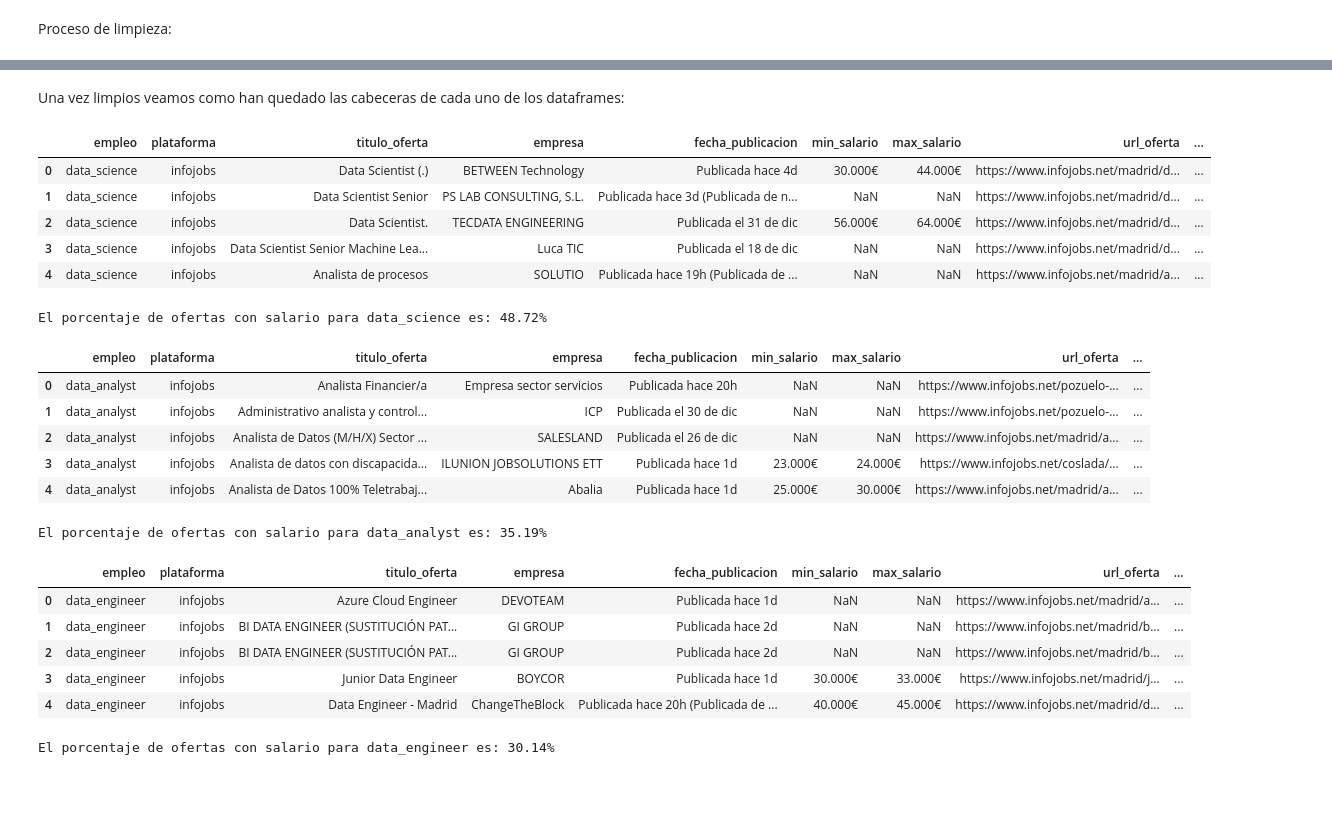
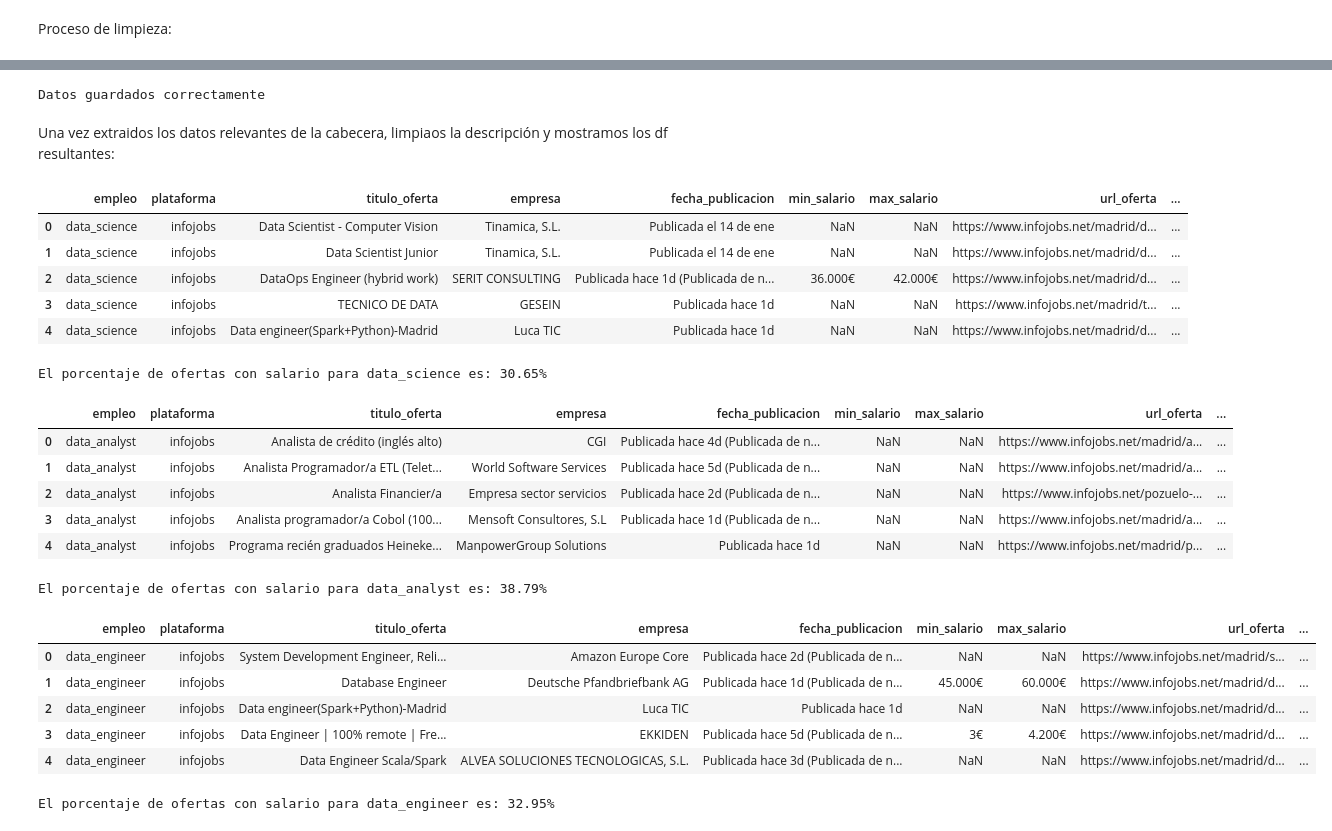
Before and after one commit to elenacano/empleatech, a Jupyter notebook: scraping_infojobs/limpieza_datos.ipynb, the cells around one changed output, grey strips where cells are left out. Cells and saved outputs as stored; diff of their text form; code cells hidden in the pictures; blank space fills up the shorter version.

Commit message:
limpieza descripciones infojobs

```diff
--- a/scraping_infojobs/limpieza_datos.ipynb
+++ b/scraping_infojobs/limpieza_datos.ipynb
@@ -55,33 +15,30 @@ Datos guardados correctamente
-# %% [markdown]
-Una vez limpios veamos como han quedado las cabeceras de cada uno de los dataframes:
-# %%
-empleos = ["data_science", "data_analyst", "data_engineer"]
-
-for empleo in empleos:
-    df = pd.read_csv(f"datos_limpios/infojobs_{empleo}.csv", index_col=0)
-    display(df.head())
-
-    porcentaje = round(df[df["min_salario"].notna()].shape[0]*100/df.shape[0],2)
-    print(f'El porcentaje de ofertas con salario para {empleo} es: {porcentaje}%\n')
-# %% [output]
-|  | empleo | plataforma | titulo_oferta | empresa | fecha_publicacion | min_salario | max_salario | url_oferta | ... |
-| 0 | data_science | infojobs | Data Scientist (.) | BETWEEN Technology | Publicada hace 4d | 30.000€ | 44.000€ | https://www.infojobs.net/madrid/d... | ... |
-| 1 | data_science | infojobs | Data Scientist Senior | PS LAB CONSULTING, S.L. | Publicada hace 3d (Publicada de n... | NaN | NaN | https://www.infojobs.net/madrid/d... | ... |
-| 2 | data_science | infojobs | Data Scientist. | TECDATA ENGINEERING | Publicada el 31 de dic | 56.000€ | 64.000€ | https://www.infojobs.net/madrid/d... | ... |
-| 3 | data_science | infojobs | Data Scientist Senior Machine Lea... | Luca TIC | Publicada el 18 de dic | NaN | NaN | https://www.infojobs.net/madrid/d... | ... |
-| 4 | data_science | infojobs | Analista de procesos | SOLUTIO | Publicada hace 19h (Publicada de ... | NaN | NaN | https://www.infojobs.net/madrid/a... | ... |
-El porcentaje de ofertas con salario para data_science es: 48.72%
-|  | empleo | plataforma | titulo_oferta | empresa | fecha_publicacion | min_salario | max_salario | url_oferta | ... |
-| 0 | data_analyst | infojobs | Analista Financier/a | Empresa sector servicios | Publicada hace 20h | NaN | NaN | https://www.infojobs.net/pozuelo-... | ... |
-| 1 | data_analyst | infojobs | Administrativo analista y control... | ICP | Publicada el 30 de dic | NaN | NaN | https://www.infojobs.net/pozuelo-... | ... |
-| 2 | data_analyst | infojobs | Analista de Datos (M/H/X) Sector ... | SALESLAND | Publicada el 26 de dic | NaN | NaN | https://www.infojobs.net/madrid/a... | ... |
-| 3 | data_analyst | infojobs | Analista de datos con discapacida... | ILUNION JOBSOLUTIONS ETT | Publicada hace 1d | 23.000€ | 24.000€ | https://www.infojobs.net/coslada/... | ... |
-| 4 | data_analyst | infojobs | Analista de Datos 100% Teletrabaj... | Abalia | Publicada hace 1d | 25.000€ | 30.000€ | https://www.infojobs.net/madrid/a... | ... |
-El porcentaje de ofertas con salario para data_analyst es: 35.19%
-|  | empleo | plataforma | titulo_oferta | empresa | fecha_publicacion | min_salario | max_salario | url_oferta | ... |
-| 0 | data_engineer | infojobs | Azure Cloud Engineer | DEVOTEAM | Publicada hace 1d | NaN | NaN | https://www.infojobs.net/madrid/a... | ... |
-| 1 | data_engineer | infojobs | BI DATA ENGINEER (SUSTITUCIÓN PAT... | GI GROUP | Publicada hace 2d | NaN | NaN | https://www.infojobs.net/madrid/b... | ... |
-| 2 | data_engineer | infojobs | BI DATA ENGINEER (SUSTITUCIÓN PAT... | GI GROUP | Publicada hace 2d | NaN | NaN | https://www.infojobs.net/madrid/b... | ... |
-| 3 | data_engineer | infojobs | Junior Data Engineer | BOYCOR | Publicada hace 1d | 30.000€ | 33.000€ | https://www.infojobs.net/madrid/j... | ... |
-| 4 | data_engineer | infojobs | Data Engineer - Madrid | ChangeTheBlock | Publicada hace 20h (Publicada de ... | 40.000€ | 45.000€ | https://www.infojobs.net/madrid/d... | ... |
-El porcentaje de ofertas con salario para data_engineer es: 30.14%
+# %%
+f_infojobs.extraer_datos_cabecera_infojobs()
+# %% [output]
+Datos guardados correctamente
+# %% [markdown]
+Una vez extraidos los datos relevantes de la cabecera, limpiaos la descripción y mostramos los df resultantes:
+# %%
+f_infojobs.limpieza_descripcion()
+# %% [output]
+|  | empleo | plataforma | titulo_oferta | empresa | fecha_publicacion | min_salario | max_salario | url_oferta | ... |
+| 0 | data_science | infojobs | Data Scientist - Computer Vision | Tinamica, S.L. | Publicada el 14 de ene | NaN | NaN | https://www.infojobs.net/madrid/d... | ... |
+| 1 | data_science | infojobs | Data Scientist Junior | Tinamica, S.L. | Publicada el 14 de ene | NaN | NaN | https://www.infojobs.net/madrid/d... | ... |
+| 2 | data_science | infojobs | DataOps Engineer (hybrid work) | SERIT CONSULTING | Publicada hace 1d (Publicada de n... | 36.000€ | 42.000€ | https://www.infojobs.net/madrid/d... | ... |
+| 3 | data_science | infojobs | TECNICO DE DATA | GESEIN | Publicada hace 1d | NaN | NaN | https://www.infojobs.net/madrid/t... | ... |
+| 4 | data_science | infojobs | Data engineer(Spark+Python)-Madrid | Luca TIC | Publicada hace 1d | NaN | NaN | https://www.infojobs.net/madrid/d... | ... |
+El porcentaje de ofertas con salario para data_science es: 30.65%
+|  | empleo | plataforma | titulo_oferta | empresa | fecha_publicacion | min_salario | max_salario | url_oferta | ... |
+| 0 | data_analyst | infojobs | Analista de crédito (inglés alto) | CGI | Publicada hace 4d (Publicada de n... | NaN | NaN | https://www.infojobs.net/madrid/a... | ... |
+| 1 | data_analyst | infojobs | Analista Programador/a ETL (Telet... | World Software Services | Publicada hace 5d (Publicada de n... | NaN | NaN | https://www.infojobs.net/madrid/a... | ... |
+| 2 | data_analyst | infojobs | Analista Financier/a | Empresa sector servicios | Publicada hace 2d (Publicada de n... | NaN | NaN | https://www.infojobs.net/pozuelo-... | ... |
+| 3 | data_analyst | infojobs | Analista programador/a Cobol (100... | Mensoft Consultores, S.L | Publicada hace 1d (Publicada de n... | NaN | NaN | https://www.infojobs.net/madrid/a... | ... |
+| 4 | data_analyst | infojobs | Programa recién graduados Heineke... | ManpowerGroup Solutions | Publicada hace 1d | NaN | NaN | https://www.infojobs.net/madrid/p... | ... |
+El porcentaje de ofertas con salario para data_analyst es: 38.79%
+|  | empleo | plataforma | titulo_oferta | empresa | fecha_publicacion | min_salario | max_salario | url_oferta | ... |
+| 0 | data_engineer | infojobs | System Development Engineer, Reli... | Amazon Europe Core | Publicada hace 2d (Publicada de n... | NaN | NaN | https://www.infojobs.net/madrid/s... | ... |
+| 1 | data_engineer | infojobs | Database Engineer | Deutsche Pfandbriefbank AG | Publicada hace 1d (Publicada de n... | 45.000€ | 60.000€ | https://www.infojobs.net/madrid/d... | ... |
+| 2 | data_engineer | infojobs | Data engineer(Spark+Python)-Madrid | Luca TIC | Publicada hace 1d | NaN | NaN | https://www.infojobs.net/madrid/d... | ... |
+| 3 | data_engineer | infojobs | Data Engineer | 100% remote | Fre... | EKKIDEN | Publicada hace 5d (Publicada de n... | 3€ | 4.200€ | https://www.infojobs.net/madrid/d... | ... |
+| 4 | data_engineer | infojobs | Data Engineer Scala/Spark | ALVEA SOLUCIONES TECNOLOGICAS, S.L. | Publicada hace 3d (Publicada de n... | NaN | NaN | https://www.infojobs.net/madrid/d... | ... |
+El porcentaje de ofertas con salario para data_engineer es: 32.95%
```
Also changed, not shown: parts of 4 cells of this notebook, 6 other files.
